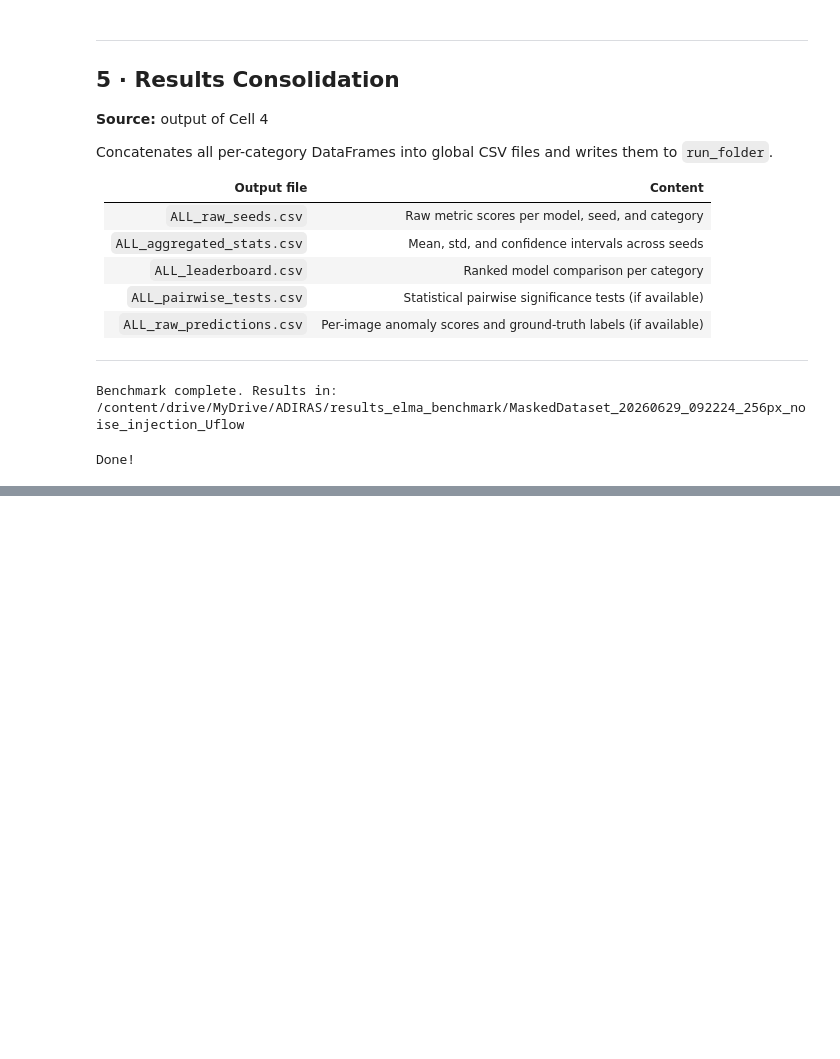
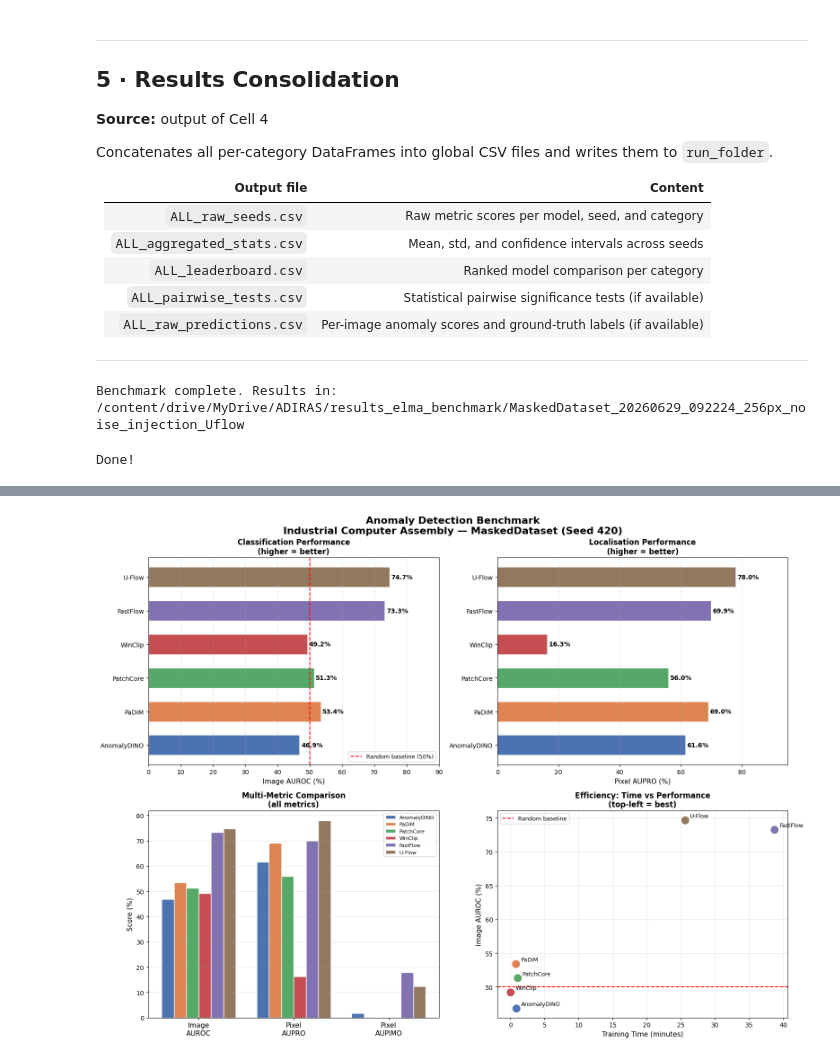
Before and after one commit to ayagh1/AD-IRAS, a Jupyter notebook: main.ipynb, the cells around one changed output, grey strips where cells are left out. Saved outputs shown, nothing was run; the diff lists cells and outputs as text; code cells hidden in the pictures; blank space fills up the shorter version.

Commit message:
Add dynamic results visualisation dashboard

```diff
--- a/main.ipynb
+++ b/main.ipynb
@@ -591,0 +594,11 @@ Everything up-to-date
+# %%
+import os
+import pandas as pd
+from pathlib import Path
+
+results_dir = Path('/content/drive/MyDrive/ADIRAS/results_elma_benchmark')
+
+# Find all leaderboard CSV files
+csv_files = list(results_dir.rglob('ALL_leaderboard.csv'))
+for f in csv_files:
+    print(f.parent.name)
@@ -591,0 +615,78 @@ Everything up-to-date
+# %%
+import matplotlib.pyplot as plt
+import matplotlib.patches as mpatches
+import numpy as np
+
+# Data
+models = ['AnomalyDINO', 'PaDiM', 'PatchCore', 'WinClip', 'FastFlow', 'U-Flow']
+auroc  = [0.4685, 0.5343, 0.5133, 0.4923, 0.7329, 0.7469]
+aupro  = [0.6156, 0.6899, 0.5598, 0.1632, 0.6988, 0.7797]
+aupimo = [0.0164, 0.0000, 0.0001, 0.0000, 0.1784, 0.1243]
+time_s = [48.3,   46.3,   61.3,   0.0,    2323.6, 1535.1]
+
+colors = ['#4C72B0','#DD8452','#55A868','#C44E52','#8172B2','#937860']
+
+fig, axes = plt.subplots(2, 2, figsize=(16, 12))
+fig.suptitle('Anomaly Detection Benchmark\nIndustrial Computer Assembly — MaskedDataset (Seed 420)',
+             fontsize=16, fontweight='bold', y=0.98)
+
+# --- Plot 1: Image AUROC ---
+ax1 = axes[0, 0]
+bars = ax1.barh(models, [a*100 for a in auroc], color=colors, edgecolor='white', height=0.6)
+ax1.axvline(x=50, color='red', linestyle='--', linewidth=1.5, label='Random baseline (50%)')
+for bar, val in zip(bars, auroc):
+    ax1.text(bar.get_width() + 0.5, bar.get_y() + bar.get_height()/2,
+             f'{val*100:.1f}%', va='center', fontsize=10, fontweight='bold')
+ax1.set_xlabel('Image AUROC (%)', fontsize=11)
+ax1.set_title('Classification Performance\n(higher = better)', fontsize=12, fontweight='bold')
+ax1.set_xlim(0, 90)
+ax1.legend(fontsize=9)
+ax1.grid(axis='x', alpha=0.3)
+
+# --- Plot 2: Pixel AUPRO ---
+ax2 = axes[0, 1]
+bars2 = ax2.barh(models, [a*100 for a in aupro], color=colors, edgecolor='white', height=0.6)
+for bar, val in zip(bars2, aupro):
+    ax2.text(bar.get_width() + 0.5, bar.get_y() + bar.get_height()/2,
+             f'{val*100:.1f}%', va='center', fontsize=10, fontweight='bold')
+ax2.set_xlabel('Pixel AUPRO (%)', fontsize=11)
+ax2.set_title('Localisation Performance\n(higher = better)', fontsize=12, fontweight='bold')
+ax2.set_xlim(0, 95)
+ax2.grid(axis='x', alpha=0.3)
+
+# --- Plot 3: Multi-metric radar ---
+ax3 = axes[1, 0]
+metrics_names = ['Image\nAUROC', 'Pixel\nAUPRO', 'Pixel\nAUPIMO']
+x = np.arange(len(metrics_names))
+width = 0.13
+for i, (model, color) in enumerate(zip(models, colors)):
+    vals = [auroc[i]*100, aupro[i]*100, aupimo[i]*100]
+    ax3.bar(x + i*width - 2.5*width, vals, width, label=model, color=color, edgecolor='white')
+ax3.set_xticks(x)
+ax3.set_xticklabels(metrics_names, fontsize=11)
+ax3.set_ylabel('Score (%)', fontsize=11)
+ax3.set_title('Multi-Metric Comparison\n(all metrics)', fontsize=12, fontweight='bold')
+ax3.legend(fontsize=8, loc='upper right')
+ax3.grid(axis='y', alpha=0.3)
+
+# --- Plot 4: Training time vs AUROC ---
+ax4 = axes[1, 1]
+time_mins = [t/60 for t in time_s]
+for i, (model, color) in enumerate(zip(models, colors)):
+    ax4.scatter(time_mins[i], auroc[i]*100, color=color, s=200, zorder=5, edgecolors='white', linewidth=1.5)
+    ax4.annotate(model, (time_mins[i], auroc[i]*100),
+                textcoords="offset points", xytext=(8, 4), fontsize=9)
+ax4.axhline(y=50, color='red', linestyle='--', linewidth=1.5, label='Random baseline')
+ax4.set_xlabel('Training Time (minutes)', fontsize=11)
+ax4.set_ylabel('Image AUROC (%)', fontsize=11)
+ax4.set_title('Efficiency: Time vs Performance\n(top-left = best)', fontsize=12, fontweight='bold')
+ax4.legend(fontsize=9)
+ax4.grid(alpha=0.3)
+
+plt.tight_layout()
+output_path = '/content/drive/MyDrive/ADIRAS/results_elma_benchmark/benchmark_dashboard.png'
+plt.savefig(output_path, dpi=150, bbox_inches='tight', facecolor='white')
+plt.show()
+print(f"✅ Dashboard saved to Drive!")
+# %% [output]
+[figure, added]
```
Also changed, not shown: parts of 5 cells of this notebook.
